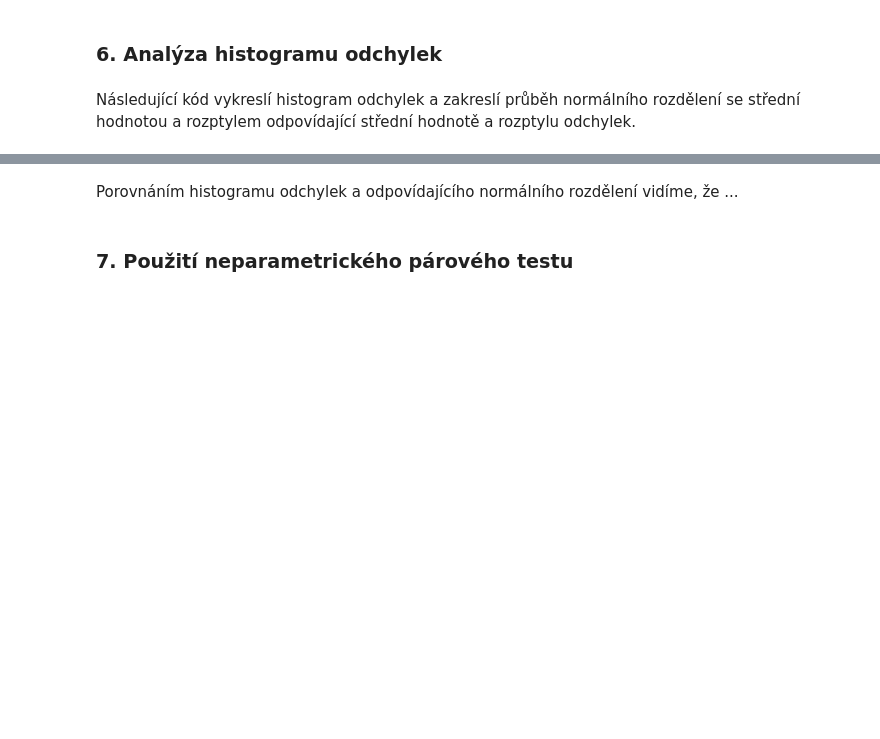
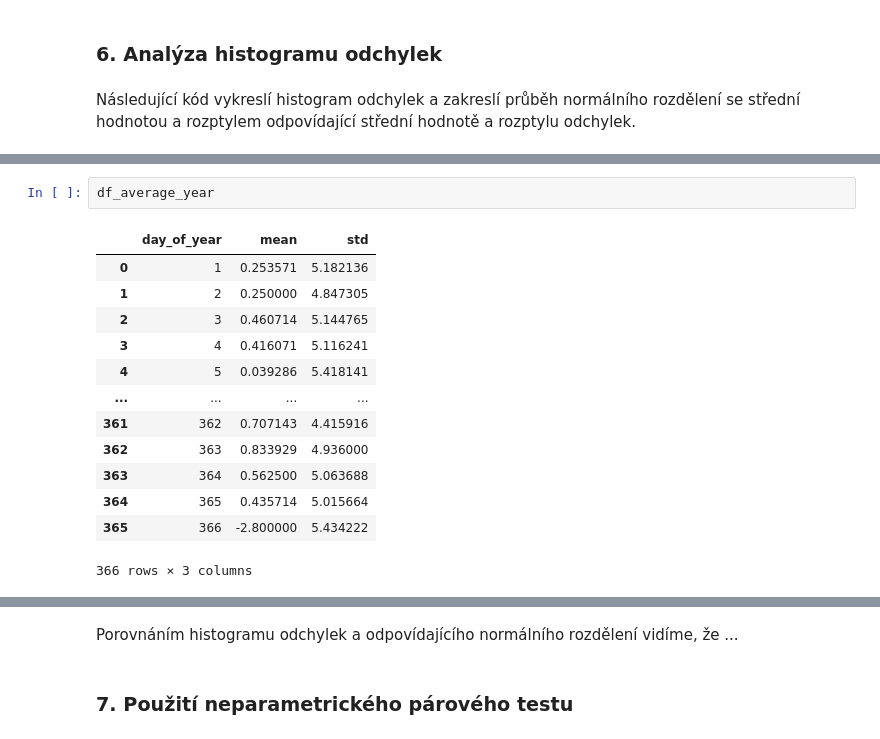
Before and after one commit to Psychol0gicl/dr_semestralni_prace, a Jupyter notebook: dr2026_2sem.ipynb, the cells around one changed output, grey strips where cells are left out. Drawn from its saved outputs; the diff is of its cells as text; blank space fills up the shorter version.

```diff
--- a/dr2026_2sem.ipynb
+++ b/dr2026_2sem.ipynb
@@ -598,0 +615,16 @@ Následující kód vykreslí histogram odchylek a zakreslí průběh normální
+# %%
+df_average_year
+# %% [output]
+|  | day_of_year | mean | std |
+| 0 | 1 | 0.253571 | 5.182136 |
+| 1 | 2 | 0.250000 | 4.847305 |
+| 2 | 3 | 0.460714 | 5.144765 |
+| 3 | 4 | 0.416071 | 5.116241 |
+| 4 | 5 | 0.039286 | 5.418141 |
+| ... | ... | ... | ... |
+| 361 | 362 | 0.707143 | 4.415916 |
+| 362 | 363 | 0.833929 | 4.936000 |
+| 363 | 364 | 0.562500 | 5.063688 |
+| 364 | 365 | 0.435714 | 5.015664 |
+| 365 | 366 | -2.800000 | 5.434222 |
+366 rows × 3 columns
```
Also changed, not shown: parts of 4 cells of this notebook.
